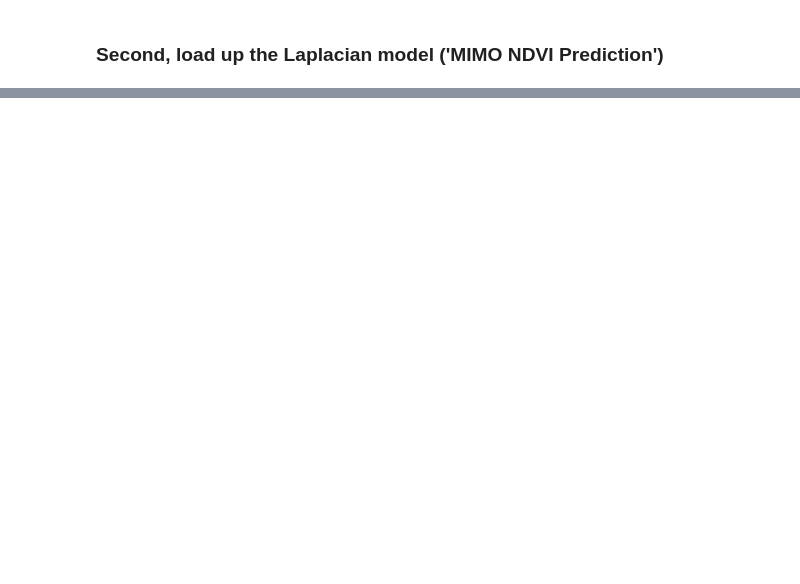
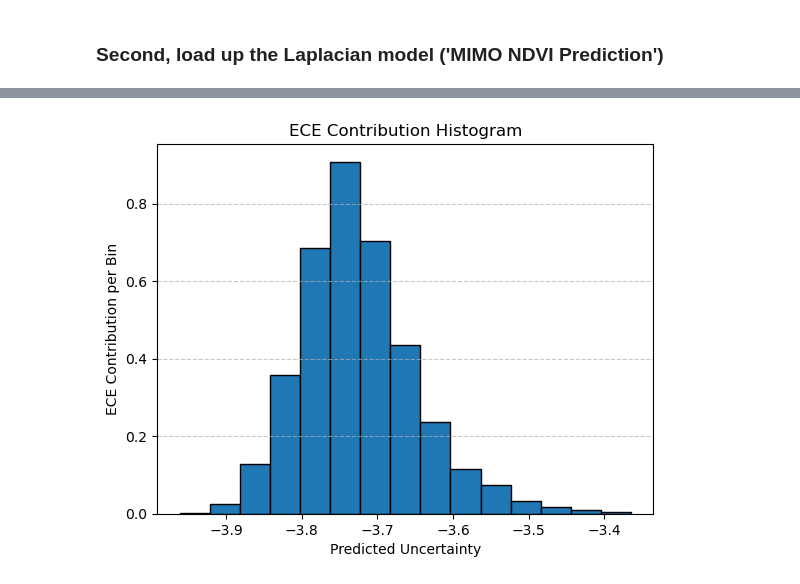
Before and after one commit to beckynevin/MIMO-Unet-cov, a Jupyter notebook: CompareModels.ipynb, the cells around one changed output, grey strips where cells are left out. Drawn from its saved outputs; the diff is of its cells as text; code cells hidden in the pictures; blank space fills up the shorter version.

```diff
--- a/CompareModels.ipynb
+++ b/CompareModels.ipynb
@@ -323,0 +469,16 @@ for i, pred in enumerate(predictions):
+# %%
+# Compute bin centers for better visualization
+bin_centers = (bin_edges[:-1] + bin_edges[1:]) / 2  # Midpoints of bins
+
+# Create histogram using bar plot
+plt.bar(bin_centers, ece_bin, width=np.diff(bin_edges), align="center", edgecolor="black")
+
+# Labels and title
+plt.xlabel("Predicted Uncertainty")
+plt.ylabel("ECE Contribution per Bin")
+plt.title("ECE Contribution Histogram")
+plt.grid(axis="y", linestyle="--", alpha=0.7)
+
+plt.show()
+# %% [output]
+[figure, added]
```
Also changed, not shown: parts of 11 cells of this notebook.
